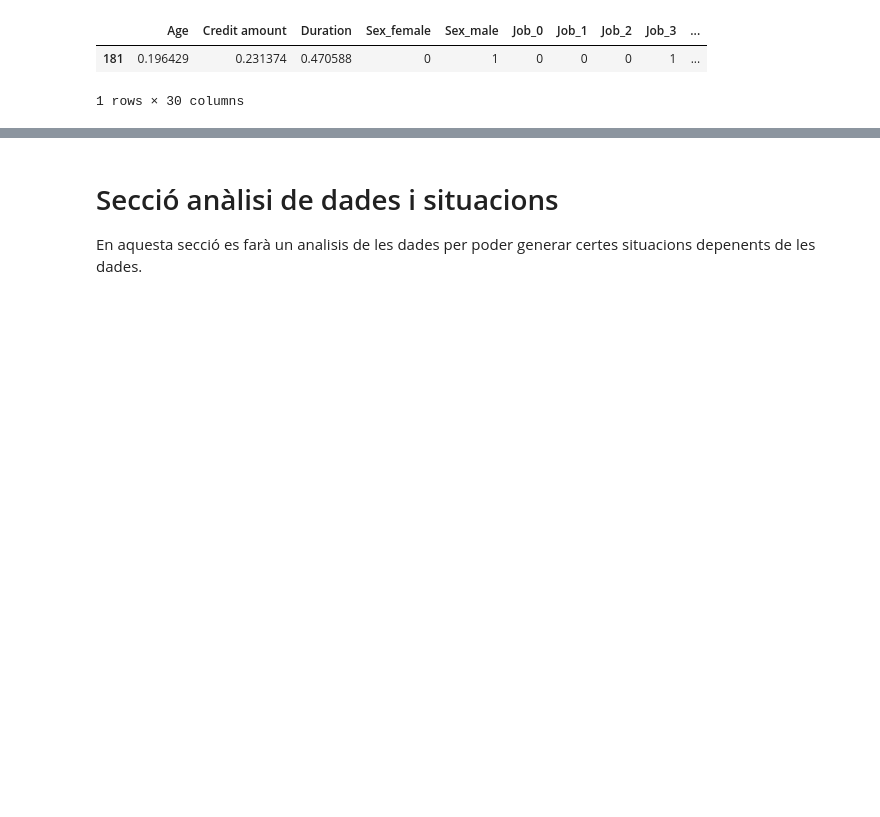
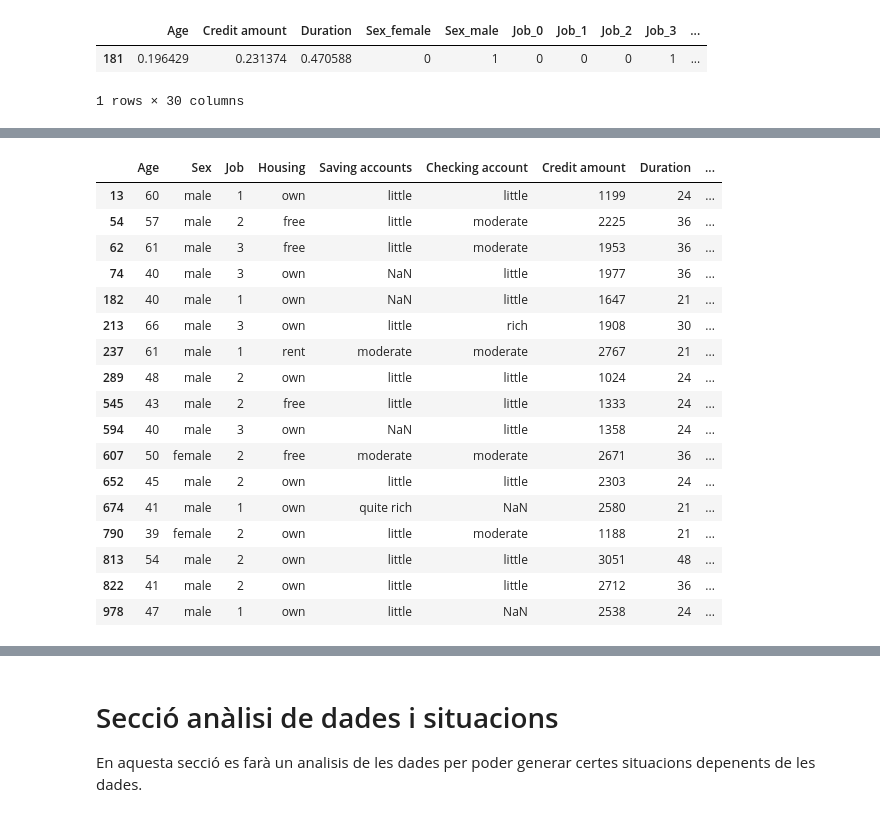
Before and after one commit to Gerard01mm/TFGAvaluacioDeContrafactuals, a Jupyter notebook: Aix360Version.ipynb, the cells around one changed output, grey strips where cells are left out. Cells and saved outputs as stored; diff of their text form; code cells hidden in the pictures; blank space fills up the shorter version.

```diff
--- a/Aix360Version.ipynb
+++ b/Aix360Version.ipynb
@@ -243,0 +432,27 @@ dfret.style.apply(highlight_ce, col="Difference between instances", ncols=3, axi
+# %%
+negative = data.copy()
+negative = negative.loc[negative.Risk == 'bad']
+negative = negative.loc[negative.Age > 38]
+negative = negative.loc[negative['Credit amount'] < 3271.258]
+negative = negative.loc[negative['Duration'] > 20.903]
+
+display(negative)
+# %% [output]
+|  | Age | Sex | Job | Housing | Saving accounts | Checking account | Credit amount | Duration | ... |
+| 13 | 60 | male | 1 | own | little | little | 1199 | 24 | ... |
+| 54 | 57 | male | 2 | free | little | moderate | 2225 | 36 | ... |
+| 62 | 61 | male | 3 | free | little | moderate | 1953 | 36 | ... |
+| 74 | 40 | male | 3 | own | NaN | little | 1977 | 36 | ... |
+| 182 | 40 | male | 1 | own | NaN | little | 1647 | 21 | ... |
+| 213 | 66 | male | 3 | own | little | rich | 1908 | 30 | ... |
+| 237 | 61 | male | 1 | rent | moderate | moderate | 2767 | 21 | ... |
+| 289 | 48 | male | 2 | own | little | little | 1024 | 24 | ... |
+| 545 | 43 | male | 2 | free | little | little | 1333 | 24 | ... |
+| 594 | 40 | male | 3 | own | NaN | little | 1358 | 24 | ... |
+| 607 | 50 | female | 2 | free | moderate | moderate | 2671 | 36 | ... |
+| 652 | 45 | male | 2 | own | little | little | 2303 | 24 | ... |
+| 674 | 41 | male | 1 | own | quite rich | NaN | 2580 | 21 | ... |
+| 790 | 39 | female | 2 | own | little | moderate | 1188 | 21 | ... |
+| 813 | 54 | male | 2 | own | little | little | 3051 | 48 | ... |
+| 822 | 41 | male | 2 | own | little | little | 2712 | 36 | ... |
+| 978 | 47 | male | 1 | own | little | NaN | 2538 | 24 | ... |
```
Also changed, not shown: parts of 28 cells of this notebook.
